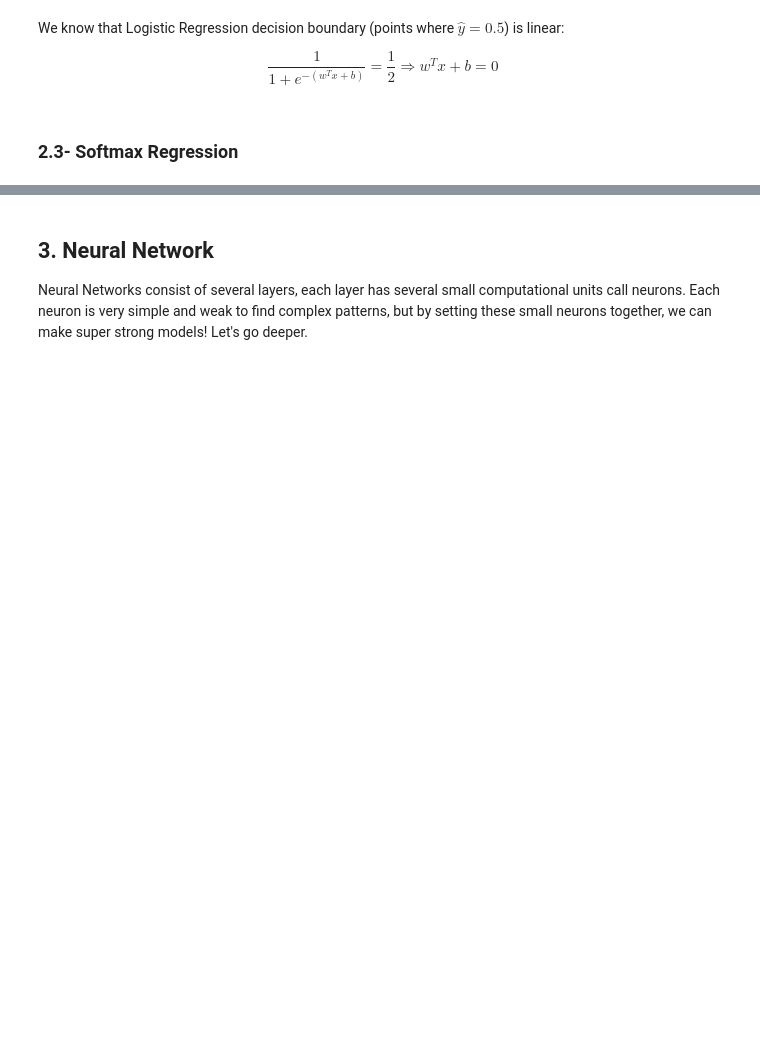
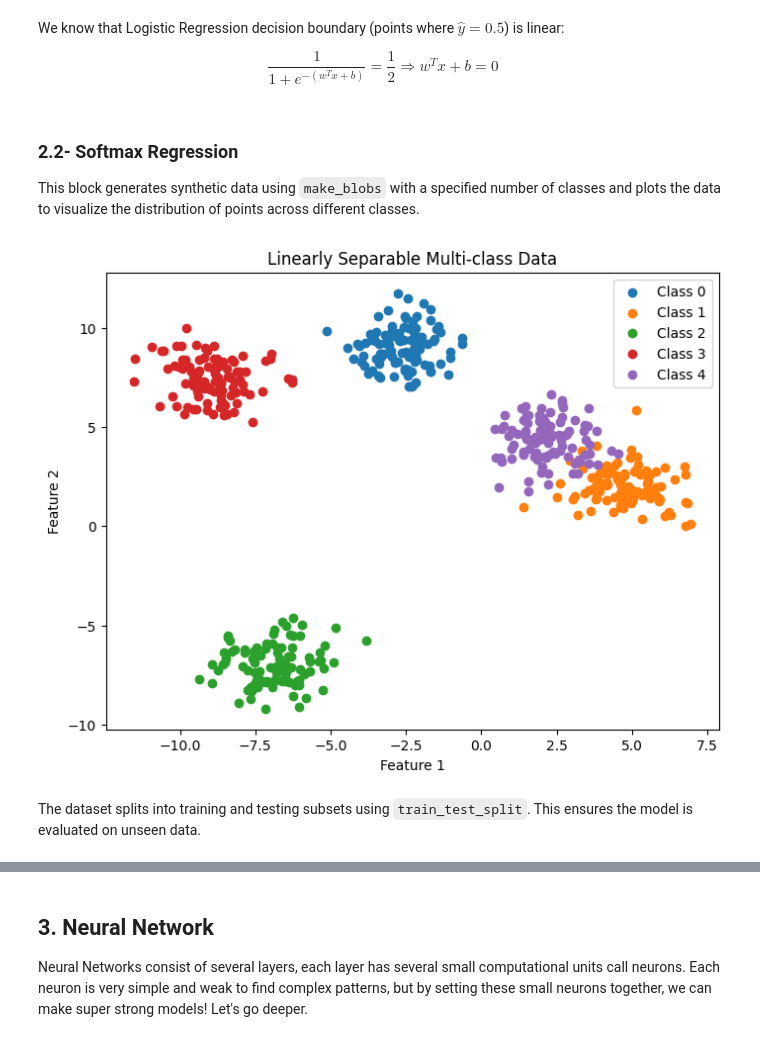
Before and after one commit to fraxea/Linear-Algebra-FALL2024-Assignment-2, a Jupyter notebook: Neural Network Intro/draft.ipynb, the cells around one changed output, grey strips where cells are left out. Saved outputs shown, nothing was run; the diff lists cells and outputs as text; code cells hidden in the pictures; blank space fills up the shorter version.

```diff
--- a/Neural Network Intro/draft.ipynb
+++ b/Neural Network Intro/draft.ipynb
@@ -323,5 +328,3 @@ $$
 \frac{1}{1 + e^{-(w^Tx + b)}} = \frac{1}{2} \Rightarrow
 w^Tx + b = 0
 $$
-# %% [markdown]
-### 2.3- Softmax Regression
@@ -329,0 +331,21 @@ $$
+# %% [markdown]
+### 2.2- Softmax Regression
+
+This block generates synthetic data using `make_blobs` with a specified number of classes and plots the data to visualize the distribution of points across different classes.
+# %%
+num_classes = 5
+random_state = 42
+X, y = make_blobs(n_samples=500, centers=num_classes, n_features=2, cluster_std=1.0, random_state=random_state)
+
+plt.figure(figsize=(8, 6))
+for i in np.unique(y):
+    plt.scatter(X[y == i, 0], X[y == i, 1], label=f"Class {i}")
+plt.title("Linearly Separable Multi-class Data")
+plt.xlabel("Feature 1")
+plt.ylabel("Feature 2")
+plt.legend()
+plt.show()
+# %% [output]
+[figure, added]
+# %% [markdown]
+The dataset splits into training and testing subsets using `train_test_split`. This ensures the model is evaluated on unseen data.
```
Also changed, not shown: parts of 23 cells of this notebook, 1 other file.
